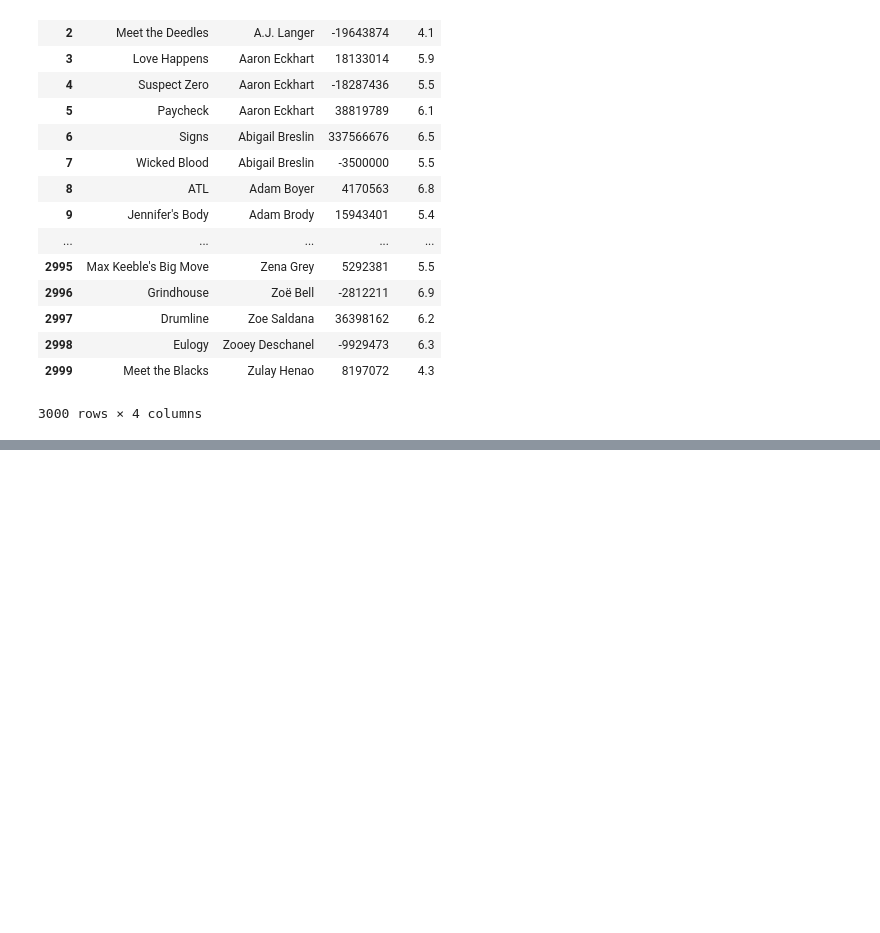
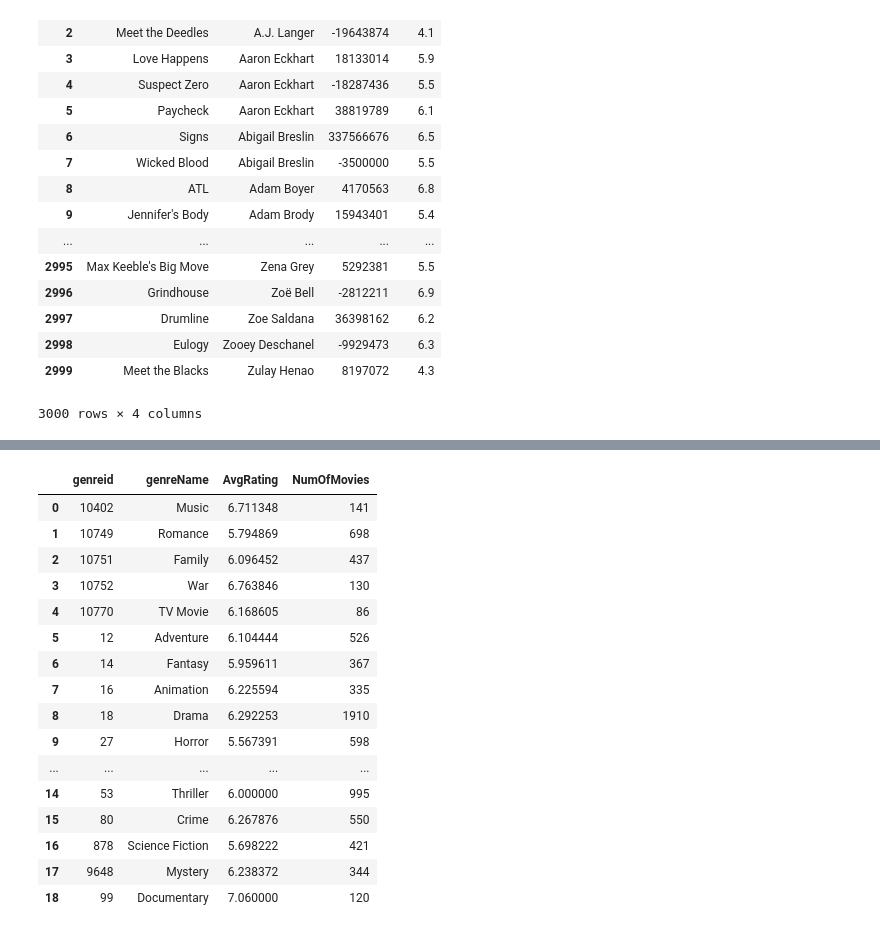
Before and after one commit to Jwdaniel34/stats-movies, a Jupyter notebook: graphs.ipynb, the cells around one changed output, grey strips where cells are left out. Saved outputs shown, nothing was run; the diff lists cells and outputs as text; code cells hidden in the pictures; blank space fills up the shorter version.

```diff
--- a/graphs.ipynb
+++ b/graphs.ipynb
@@ -81,0 +118,7 @@ df1
+# %%
+cnx = mysql.connector.connect(
+        host = config.host,
+        user = config.user,
+        passwd = config.password)
+
+cursor = cnx.cursor()
@@ -81,0 +131,2 @@ df1
+# %%
+df2 = pd.DataFrame(cursor.fetchall())
@@ -81,0 +135,20 @@ df1
+# %%
+df2
+# %% [output]
+|  | genreid | genreName | AvgRating | NumOfMovies |
+| 0 | 10402 | Music | 6.711348 | 141 |
+| 1 | 10749 | Romance | 5.794869 | 698 |
+| 2 | 10751 | Family | 6.096452 | 437 |
+| 3 | 10752 | War | 6.763846 | 130 |
+| 4 | 10770 | TV Movie | 6.168605 | 86 |
+| 5 | 12 | Adventure | 6.104444 | 526 |
+| 6 | 14 | Fantasy | 5.959611 | 367 |
+| 7 | 16 | Animation | 6.225594 | 335 |
+| 8 | 18 | Drama | 6.292253 | 1910 |
+| 9 | 27 | Horror | 5.567391 | 598 |
+| ... | ... | ... | ... | ... |
+| 14 | 53 | Thriller | 6.000000 | 995 |
+| 15 | 80 | Crime | 6.267876 | 550 |
+| 16 | 878 | Science Fiction | 5.698222 | 421 |
+| 17 | 9648 | Mystery | 6.238372 | 344 |
+| 18 | 99 | Documentary | 7.060000 | 120 |
```
Also changed, not shown: parts of 12 cells of this notebook, 1 other file.
